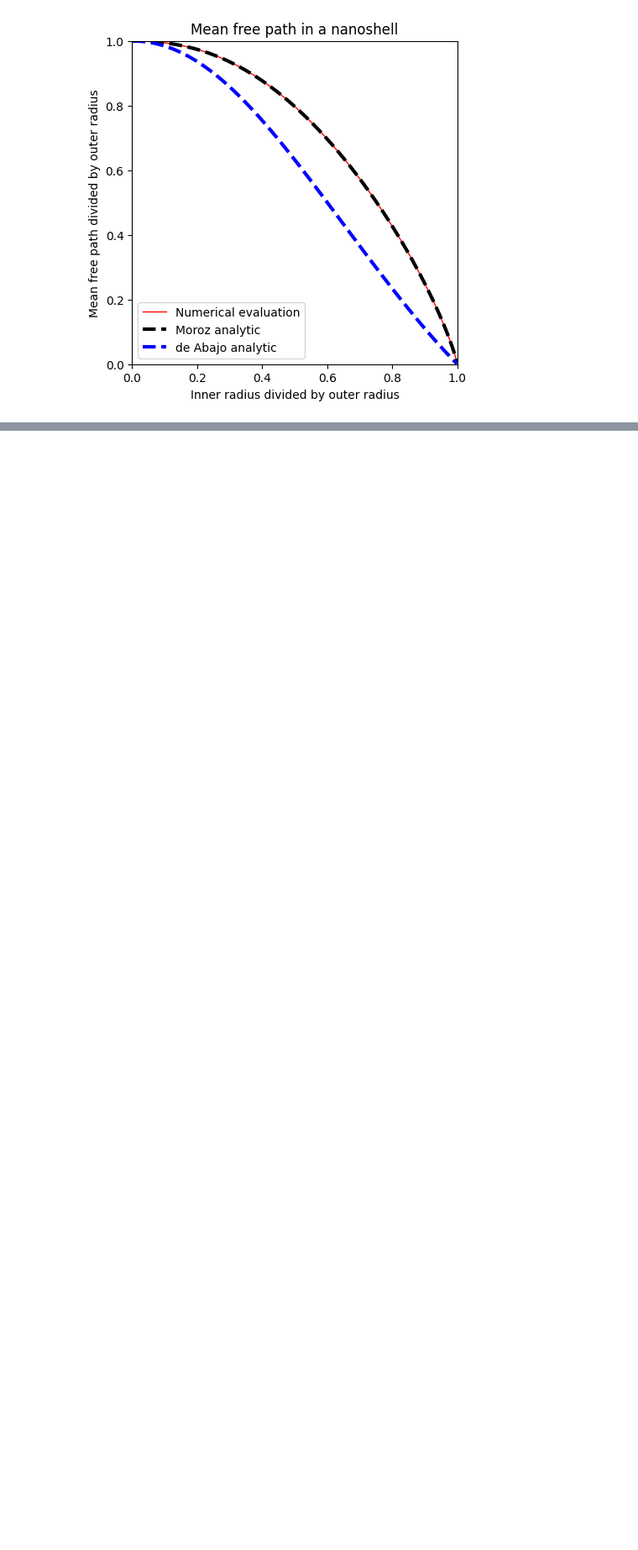
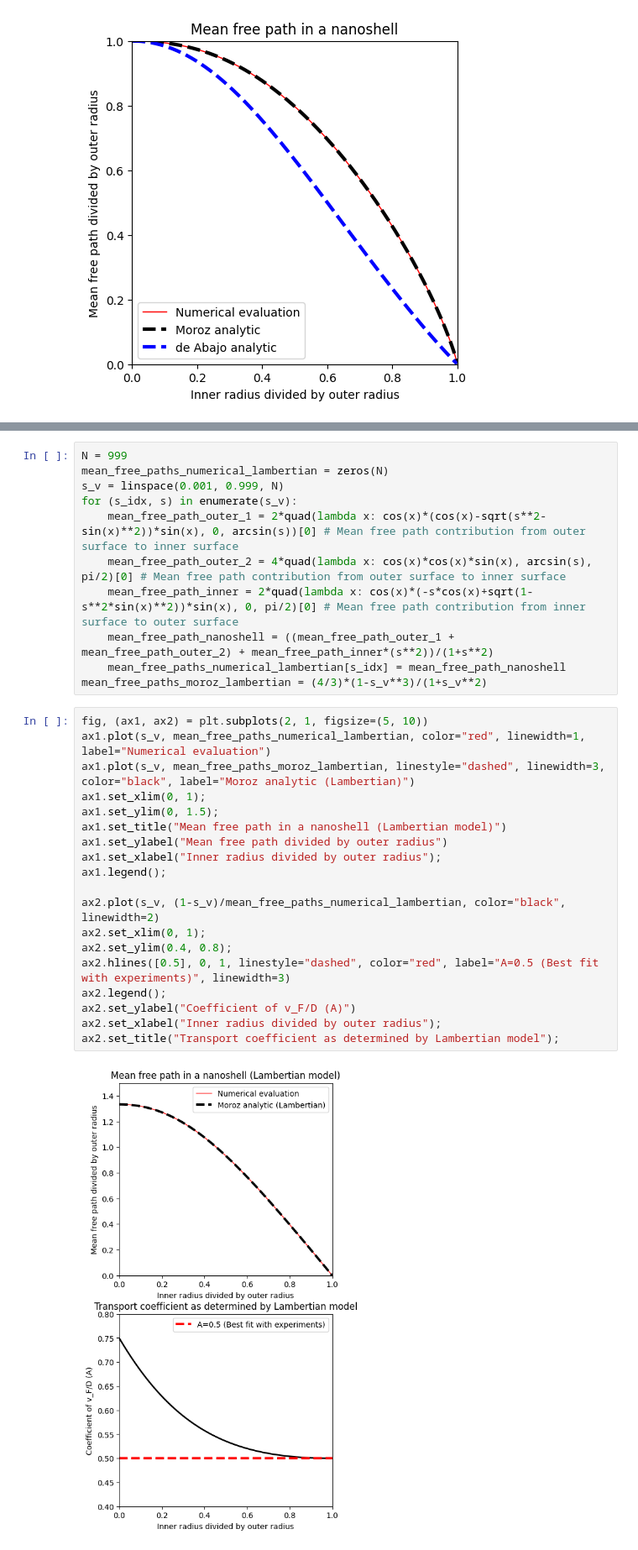
Before and after one commit to AliGhorashiCMT/Coherent-Perfect-Absorption, a Jupyter notebook: spheres/Void Plasmon Surface Scattering.ipynb, the cells around one changed output, grey strips where cells are left out. Shown at 84% size. Drawn from its saved outputs; the diff is of its cells as text; blank space fills up the shorter version.

Commit message:
Lambertian scattering code

```diff
--- a/spheres/Void Plasmon Surface Scattering.ipynb
+++ b/spheres/Void Plasmon Surface Scattering.ipynb
@@ -446,3 +461,35 @@ ax.legend();
+# %%
+N = 999
+mean_free_paths_numerical_lambertian = zeros(N)
+s_v = linspace(0.001, 0.999, N)
+for (s_idx, s) in enumerate(s_v):
+    mean_free_path_outer_1 = 2*quad(lambda x: cos(x)*(cos(x)-sqrt(s**2-sin(x)**2))*sin(x), 0, arcsin(s))[0] # Mean free path contribution from outer surface to inner surface
+    mean_free_path_outer_2 = 4*quad(lambda x: cos(x)*cos(x)*sin(x), arcsin(s), pi/2)[0] # Mean free path contribution from outer surface to inner surface
+    mean_free_path_inner = 2*quad(lambda x: cos(x)*(-s*cos(x)+sqrt(1-s**2*sin(x)**2))*sin(x), 0, pi/2)[0] # Mean free path contribution from inner surface to outer surface
+    mean_free_path_nanoshell = ((mean_free_path_outer_1 + mean_free_path_outer_2) + mean_free_path_inner*(s**2))/(1+s**2)
+    mean_free_paths_numerical_lambertian[s_idx] = mean_free_path_nanoshell
+mean_free_paths_moroz_lambertian = (4/3)*(1-s_v**3)/(1+s_v**2)
+# %%
+fig, (ax1, ax2) = plt.subplots(2, 1, figsize=(5, 10))
+ax1.plot(s_v, mean_free_paths_numerical_lambertian, color="red", linewidth=1, label="Numerical evaluation")
+ax1.plot(s_v, mean_free_paths_moroz_lambertian, linestyle="dashed", linewidth=3, color="black", label="Moroz analytic (Lambertian)")
+ax1.set_xlim(0, 1);
+ax1.set_ylim(0, 1.5);
+ax1.set_title("Mean free path in a nanoshell (Lambertian model)")
+ax1.set_ylabel("Mean free path divided by outer radius")
+ax1.set_xlabel("Inner radius divided by outer radius");
+ax1.legend();
+
+ax2.plot(s_v, (1-s_v)/mean_free_paths_numerical_lambertian, color="black", linewidth=2)
+ax2.set_xlim(0, 1);
+ax2.set_ylim(0.4, 0.8);
+ax2.hlines([0.5], 0, 1, linestyle="dashed", color="red", label="A=0.5 (Best fit with experiments)", linewidth=3)
+ax2.legend();
+ax2.set_ylabel("Coefficient of v_F/D (A)")
+ax2.set_xlabel("Inner radius divided by outer radius");
+ax2.set_title("Transport coefficient as determined by Lambertian model");
+# %% [output]
+[figure, added]
 # %% [markdown]
 ### Now we take into account the limitation imposed by bulk scattering (with bulk mean free path $\lambda_0$) on each trajectory. This amounts to taking $l\rightarrow \lambda_0(1-\exp(-l/\lambda_0))$ for each trajectory of geometric length, $l$.
 # %%
```
Also changed, not shown: parts of 4 cells of this notebook.
